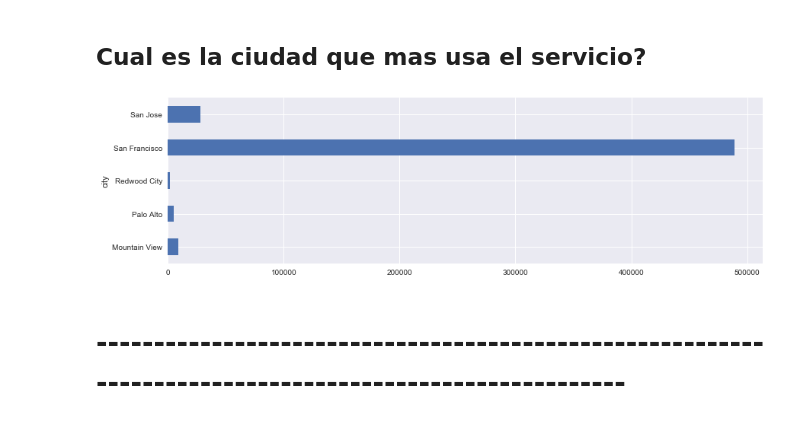
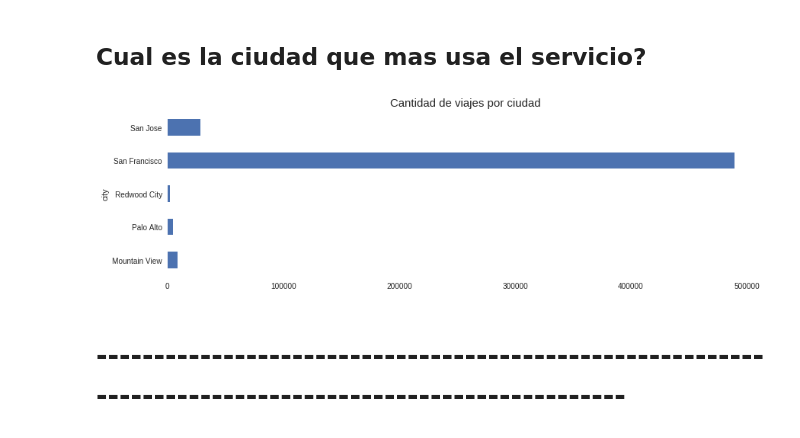
Before and after one commit to hernantain/Analisis-San-Francisco, a Jupyter notebook: analisis.ipynb, the cells around one changed output. Saved outputs shown, nothing was run; the diff lists cells and outputs as text; code cells hidden in the pictures.

```diff
--- a/analisis.ipynb
+++ b/analisis.ipynb
@@ -407,0 +409,14 @@ sns.heatmap(popular_stations)
+# %%
+final.rename(columns={'name':'start_station_name'},inplace=True)
+weekend_stations = final[['start_station_name','end_station_name','date']]
+weekend_stations['weekday'] = weekend_stations.date.apply(lambda x: x.weekday())
+weekend_stations = weekend_stations.loc[weekend_stations.weekday>4,:]
+weekend_stations = pd.concat([weekend_stations['start_station_name'], weekend_stations['end_station_name']])
+f = plt.figure()
+ax = weekend_stations.value_counts().head(10).plot(kind='bar',rot=90,figsize=(12,8));
+plt.title('Estaciones mas populares los fines de semana', color='black', fontsize=15)
+ax.set_ylabel('Viajes');
+ax.set_xlabel('Estaciones');
+ax.set_facecolor('white')
+ax.get_children()[0].set_color('r');ax.get_children()[1].set_color('r')
+plt.show()
@@ -452,9 +460,11 @@ Name: dock_count, dtype: int64
 ## Cual es la ciudad que mas usa el servicio?
 # %%
 popular_city = pd.merge(final,station_meta,how='inner',on='name')
-popular_city.groupby('city').count()['id_x'].plot(kind='barh',figsize=(14,4));
+ax = popular_city.groupby('city').count()['id_x'].plot(kind='barh',figsize=(14,4));
+ax.set_title("Cantidad de viajes por ciudad", fontsize=15)
+ax.set_facecolor("white")
 # %% [output]
-[figure, old version]
+[figure, new version]
 # %% [markdown]
 # --------------------------------------------------------------------------------------------------------
 # %% [markdown]
```
Also changed, not shown: parts of 37 cells of this notebook.
